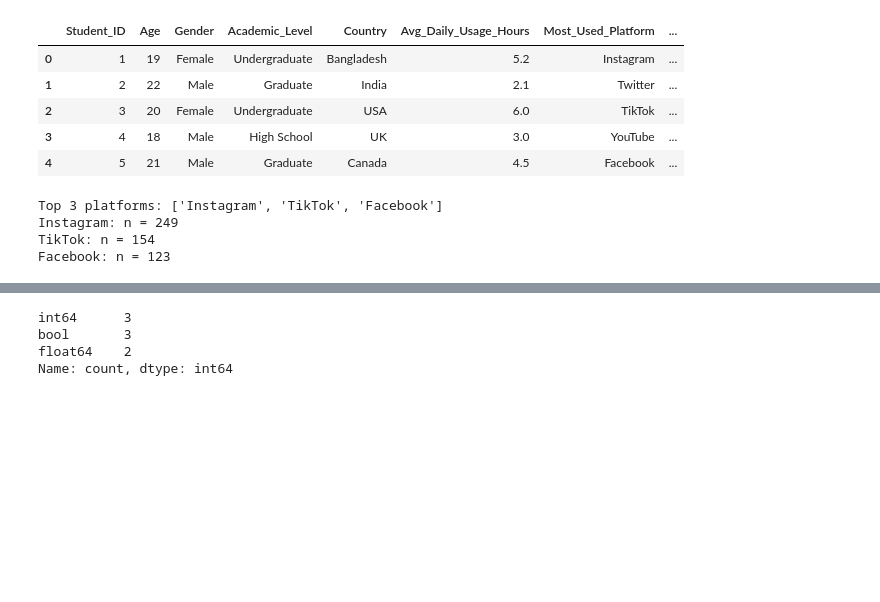
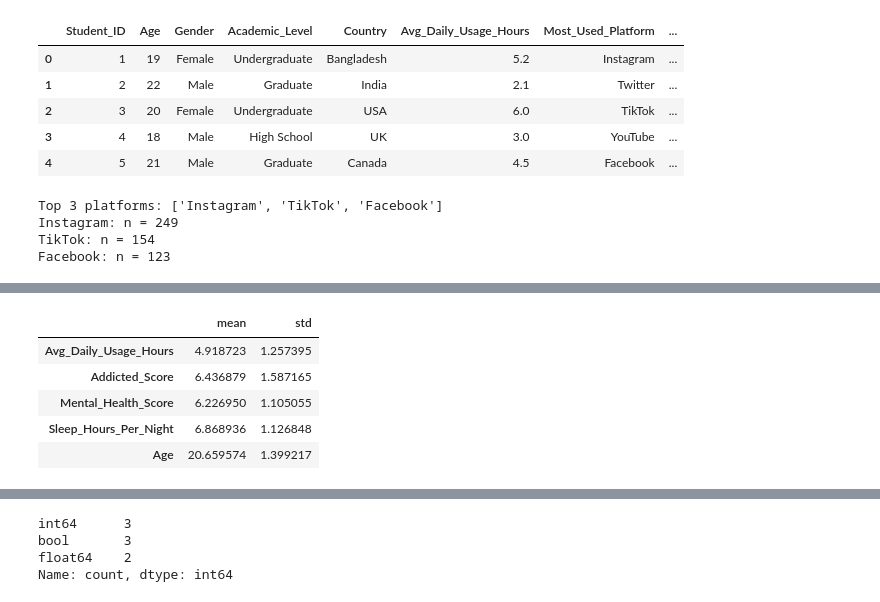
Before and after one commit to konrda15/FCSS_Group1, a Jupyter notebook: project_fcss.ipynb, the cells around one changed output, grey strips where cells are left out. Drawn from its saved outputs; the diff is of its cells as text; code cells hidden in the pictures; blank space fills up the shorter version.

```diff
--- a/project_fcss.ipynb
+++ b/project_fcss.ipynb
@@ -61,2 +98,20 @@ print("Control columns used:", control_cols)
 Final sample size: 705
 Control columns used: ['Age', 'Sleep_Hours_Per_Night', 'Gender_Male', 'Academic_Level_High School', 'Academic_Level_Undergraduate']
+# %%
+# descriptive statistics
+desc_vars = [
+    x,
+    m,
+    y,
+    "Sleep_Hours_Per_Night",
+    "Age"
+]
+
+data[desc_vars].agg(["mean", "std"]).T
+# %% [output]
+|  | mean | std |
+| Avg_Daily_Usage_Hours | 4.918723 | 1.257395 |
+| Addicted_Score | 6.436879 | 1.587165 |
+| Mental_Health_Score | 6.226950 | 1.105055 |
+| Sleep_Hours_Per_Night | 6.868936 | 1.126848 |
+| Age | 20.659574 | 1.399217 |
```
Also changed, not shown: parts of 8 cells of this notebook, 1 other file.
